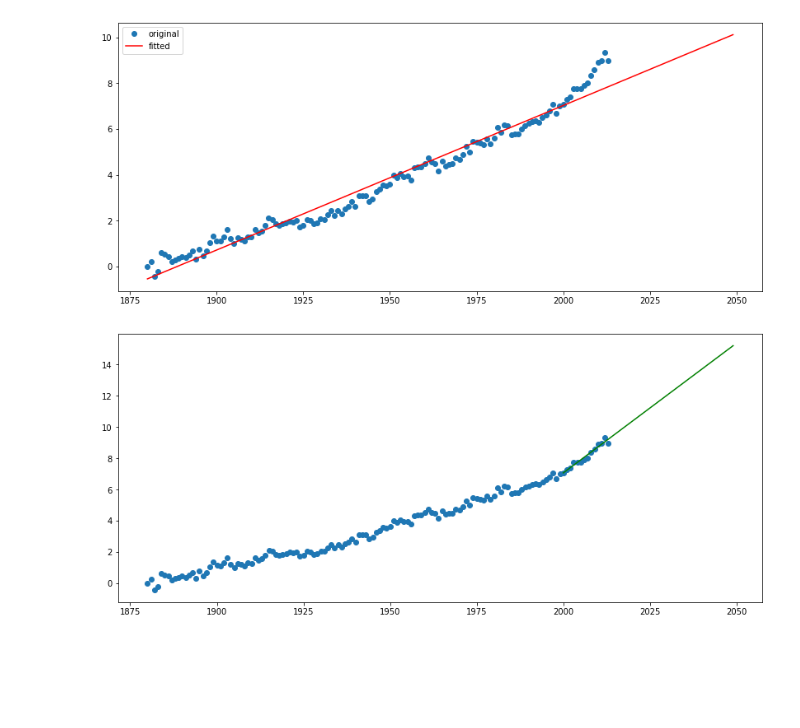
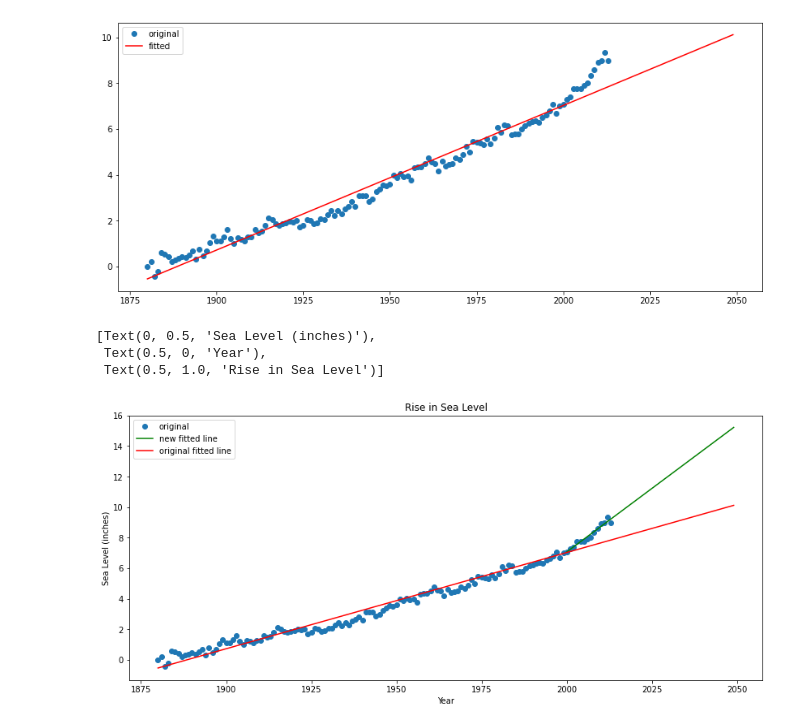
Before and after one commit to sury1999/Data-Analysis-Excercises, a Jupyter notebook: Sea_Level_predictor.ipynb, the cells around one changed output. Saved outputs shown, nothing was run; the diff lists cells and outputs as text; code cells hidden in the pictures; blank space fills up the shorter version.

```diff
--- a/Sea_Level_predictor.ipynb
+++ b/Sea_Level_predictor.ipynb
@@ -52,12 +52,20 @@ plt.show()
 # %%
 df_new = df.loc[df['Year'] >= 2000]
 res2 = linregress(df_new['Year'], df_new['CSIRO Adjusted Sea Level'])
 m2 = res2.slope
 c2 = res2.intercept
 x_2 = pd.Series([i for i in range(2000,2050)])
 y_2 = x_2 * m2 + c2
 fig,ax = plt.subplots(figsize=(14,6))
-plt.plot(df['Year'], df['CSIRO Adjusted Sea Level'], 'o')
-lin3 = plt.plot(x_2, y_2, color='green')
+plt.plot(df['Year'], df['CSIRO Adjusted Sea Level'], 'o', label='original')
+lin3 = plt.plot(x_2, y_2, color='green', label='new fitted line')
+plt.plot(x_ax, y_ax, 'r', label='original fitted line')
+plt.legend()
+ax.set(title='Rise in Sea Level',
+       xlabel='Year',
+       ylabel='Sea Level (inches)')
 # %% [output]
+[Text(0, 0.5, 'Sea Level (inches)'),
+ Text(0.5, 0, 'Year'),
+ Text(0.5, 1.0, 'Rise in Sea Level')]
-[figure, old version]
+[figure, new version]
```
